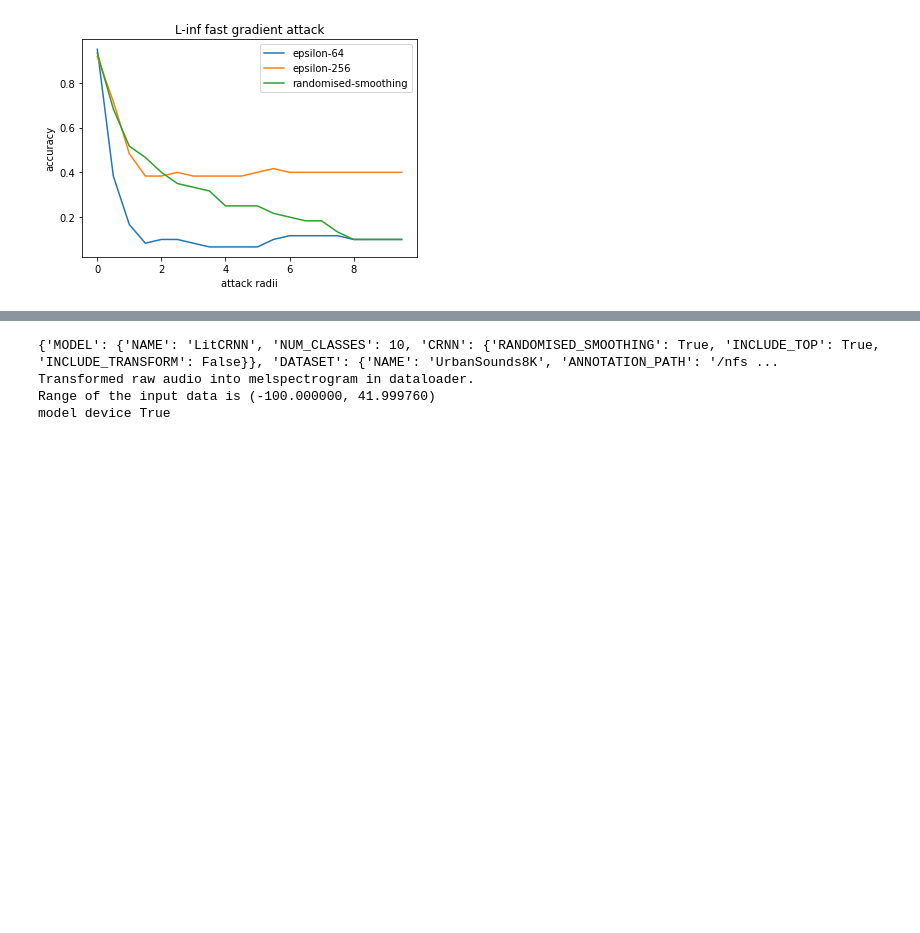
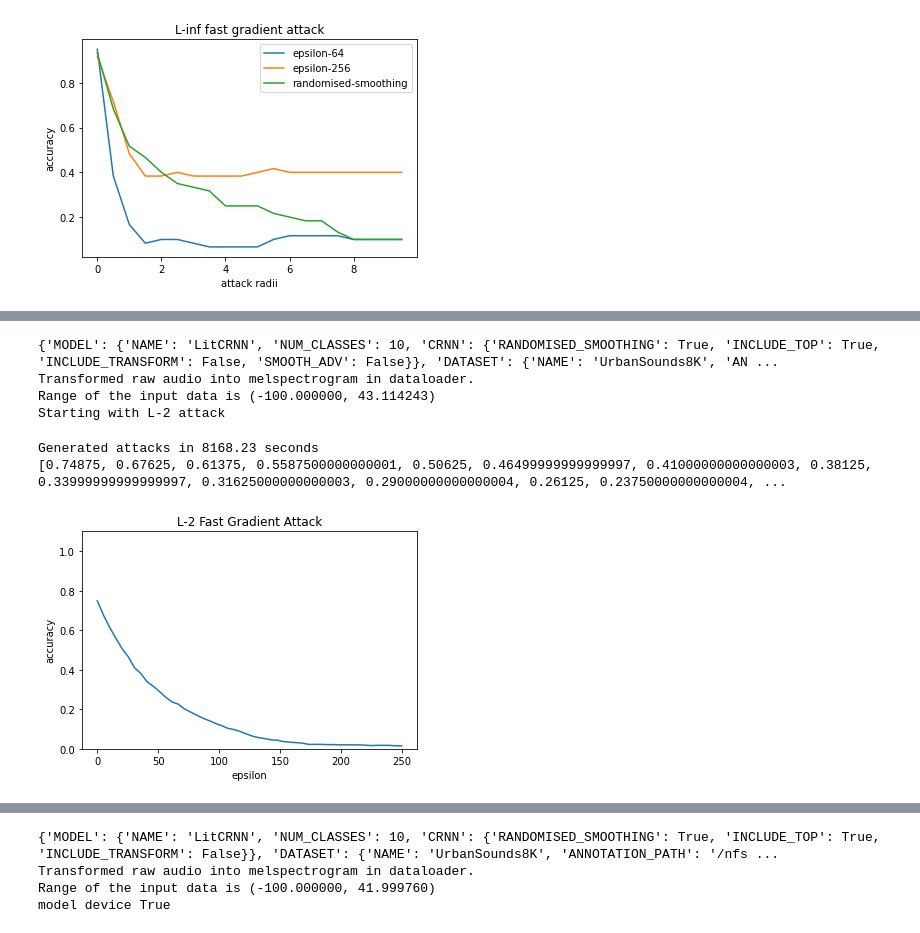
Before and after one commit to Vardanush/Robust-audio-classification, a Jupyter notebook: notebooks/run_attacks.ipynb, the cells around one changed output, grey strips where cells are left out. Cells and saved outputs as stored; diff of their text form; code cells hidden in the pictures; blank space fills up the shorter version.

```diff
--- a/notebooks/run_attacks.ipynb
+++ b/notebooks/run_attacks.ipynb
@@ -138,0 +137,17 @@ Generated attacks in 1364.24 seconds
+# %%
+torch.cuda.empty_cache()
+project="UrbanSound8k"
+max_rad = 250
+title = 'us8k_rs_1'
+config_path = '/nfs/students/winter-term-2020/project-1/project-1/audio_classification/configs/crnn_urbansound8k.yaml'
+pretrained_path = '/nfs/students/winter-term-2020/project-1/project-1/weights/rs-us8k/crnn-us8k-baseline-no-weight-smooth-1-epoch=28-val_acc=0.767.ckpt'
+attack_model_for_randomize_smoothing(project_dir, config_path, pretrained_path, title,
+                                     project=project, attack_type = 'l2', max_radius=max_rad, save_folder=save_folder)
+# %% [output]
+{'MODEL': {'NAME': 'LitCRNN', 'NUM_CLASSES': 10, 'CRNN': {'RANDOMISED_SMOOTHING': True, 'INCLUDE_TOP': True, 'INCLUDE_TRANSFORM': False, 'SMOOTH_ADV': False}}, 'DATASET': {'NAME': 'UrbanSounds8K', 'AN ...
+Transformed raw audio into melspectrogram in dataloader.
+Range of the input data is (-100.000000, 43.114243)
+Starting with L-2 attack
+Generated attacks in 8168.23 seconds
+[0.74875, 0.67625, 0.61375, 0.5587500000000001, 0.50625, 0.46499999999999997, 0.41000000000000003, 0.38125, 0.33999999999999997, 0.31625000000000003, 0.29000000000000004, 0.26125, 0.23750000000000004, ...
+[figure, added]
```
Also changed, not shown: parts of 19 cells of this notebook, 12 other files.
